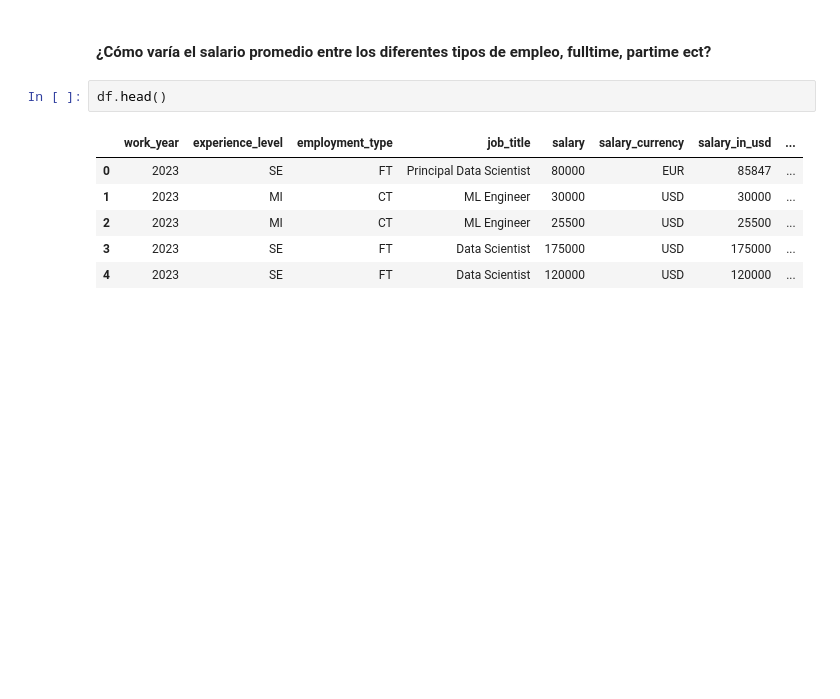
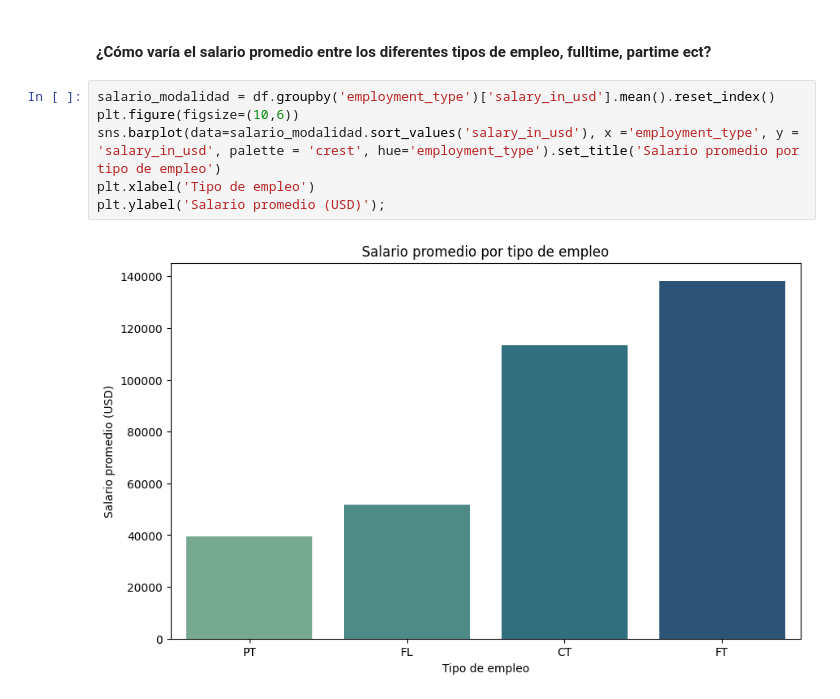
Before and after one commit to DanielaRosero/DataScienceSalary, a Jupyter notebook: notebook.ipynb, the cells around one changed output. Saved outputs shown, nothing was run; the diff lists cells and outputs as text; blank space fills up the shorter version.

```diff
--- a/notebook.ipynb
+++ b/notebook.ipynb
@@ -383,12 +403,11 @@ plt.show()
 Conclusiones: el nivel de experiencia con más roles de trabajo es el Senior. Cuanta más experiencia más específico el rol?
 # %% [markdown]
 #### ¿Cómo varía el salario promedio entre los diferentes tipos de empleo, fulltime, partime ect?
-# %%
-df.head()
-# %% [output]
-|  | work_year | experience_level | employment_type | job_title | salary | salary_currency | salary_in_usd | ... |
-| 0 | 2023 | SE | FT | Principal Data Scientist | 80000 | EUR | 85847 | ... |
-| 1 | 2023 | MI | CT | ML Engineer | 30000 | USD | 30000 | ... |
-| 2 | 2023 | MI | CT | ML Engineer | 25500 | USD | 25500 | ... |
-| 3 | 2023 | SE | FT | Data Scientist | 175000 | USD | 175000 | ... |
-| 4 | 2023 | SE | FT | Data Scientist | 120000 | USD | 120000 | ... |
+# %%
+salario_modalidad = df.groupby('employment_type')['salary_in_usd'].mean().reset_index()
+plt.figure(figsize=(10,6))
+sns.barplot(data=salario_modalidad.sort_values('salary_in_usd'), x ='employment_type', y = 'salary_in_usd', palette = 'crest', hue='employment_type').set_title('Salario promedio por tipo de empleo')
+plt.xlabel('Tipo de empleo')
+plt.ylabel('Salario promedio (USD)');
+# %% [output]
+[figure, added]
```
Also changed, not shown: parts of 11 cells of this notebook.
